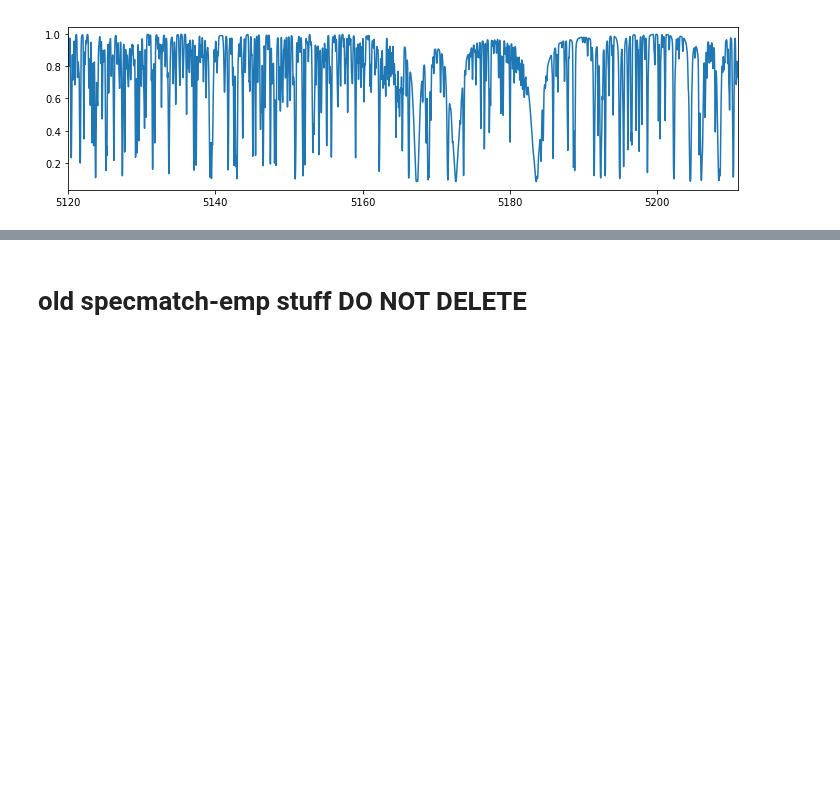
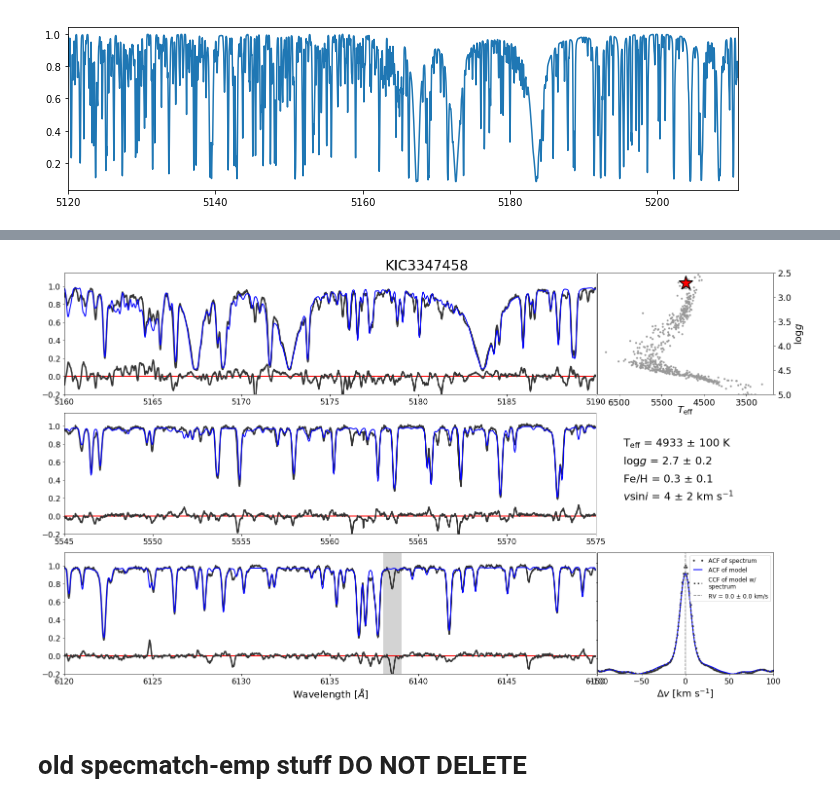
Before and after one commit to courtcraw/Notebooks, a Jupyter notebook: highmass_spectra_p2.ipynb, the cells around one changed output, grey strips where cells are left out. Drawn from its saved outputs; the diff is of its cells as text; code cells hidden in the pictures; blank space fills up the shorter version.

```diff
--- a/highmass_spectra_p2.ipynb
+++ b/highmass_spectra_p2.ipynb
@@ -354,7 +362,9 @@ order 15  -51.25  -50.81  -50.36  -49.92  -49.48  -49.04  -48.60  -48.17
+# %%
+io = imp.load_source("io", "/Users/ccra8514/specmatch-syn/smsyn/io/spectrum.py")
 # %%
 name='kic3347458'
 obs='r_chip'
-spec = smsyn.io.spectrum.Spectrum(ref_wav, flux_shift, uflux_shift, header=dict(name='kic3347458',obs='r_chip'))
+spec = io.Spectrum(ref_wav, flux_shift, uflux_shift, header=dict(name='kic3347458',obs='r_chip'))
 # %%
 spec.to_fits('/Users/ccra8514/Desktop/{}_{}.sm.fits'.format(name,obs)) # Save to output
 # %%
@@ -413,3 +443,20 @@ Linear Combinations: <Spectrum: kic3347458, r_chip, (6210.0-6260.0 Ang)>
+# %%
+output = imp.load_source("output", "/Users/ccra8514/specmatch-syn/smsyn/plotting/output.py")
+# %%
+bestpars = {'teff':4933,
+            'teff_err':100,
+           'logg':2.716,
+            'logg_err':0.2,
+           'fe':0.31,
+            'fe_err':0.1,
+           'vsini':4.46,
+            'vsini_err':2,
+           'psf':1.616,
+           'psf_err':0.2}
+# %%
+output.bestfit(bestpars, pipe, title='KIC3347458', outfile='/Users/ccra8514/Desktop/bestfit.pdf');
+# %% [output]
+[figure, added]
 # %% [markdown]
 # old specmatch-emp stuff DO NOT DELETE
 # %%
```
Also changed, not shown: parts of 12 cells of this notebook, 3 other files.
